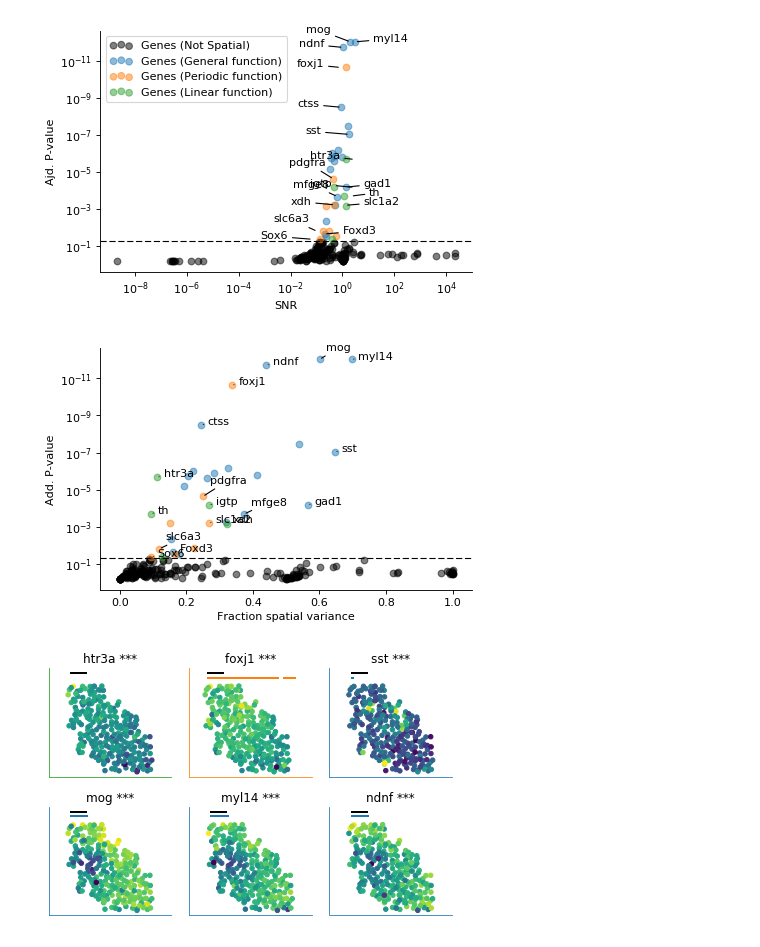
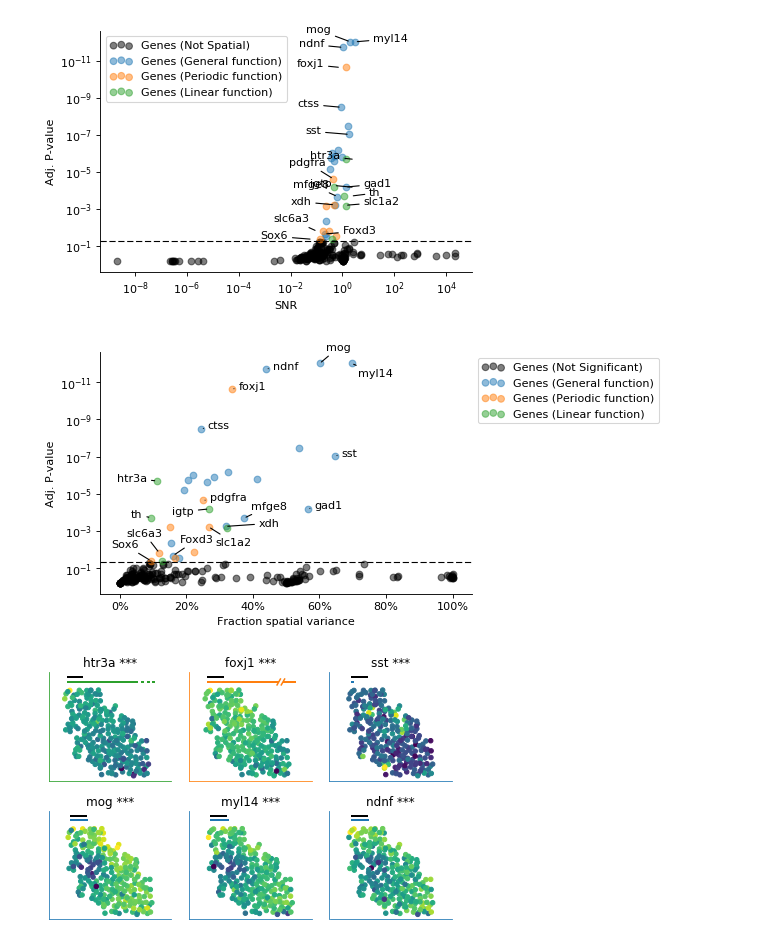
Before and after one commit to Teichlab/SpatialDE, a Jupyter notebook: Analysis/SeqFISH/SeqFISH Results.ipynb, the cells around one changed output. Cells and saved outputs as stored; diff of their text form; code cells hidden in the pictures.

```diff
--- a/Analysis/SeqFISH/SeqFISH Results.ipynb
+++ b/Analysis/SeqFISH/SeqFISH Results.ipynb
@@ -6,6 +6,9 @@ Populating the interactive namespace from numpy and matplotlib
 # %%
 rcParams['axes.spines.right'] = False
 rcParams['axes.spines.top'] = False
+
+def xpercent_scale():
+    gca().set_xticklabels(['{:.0f}%'.format(x*100) for x in gca().get_xticks()])
 # %%
 ls
 # %% [output]
@@ -238,7 +241,7 @@ for j, T in enumerate(top_per_ls.replace(np.nan, 0).groupby(['model', 'l'])):
         r = top_per_ls.loc[idx]
         ax = plt.subplot(N_rows, N, j * N + i + 1)
 
-        plt.scatter(sample_info.x, -sample_info.y, c=res[r['g']], s=10);
+        plt.scatter(sample_info.x, -sample_info.y, c=res[r['g']], s=10, rasterized=True);
 
         s = ' *'
         if r['qval'] < 0.01:
@@ -258,6 +261,14 @@ for j, T in enumerate(top_per_ls.replace(np.nan, 0).groupby(['model', 'l'])):
             if r['model'] != 'linear':
                 plt.hlines(100, 50, 900, lw=2, color=model_colors[r['model']], zorder=0)
                 plt.hlines(100, 950, 1100, lw=2, color=model_colors[r['model']], zorder=0)
+                plt.plot([900 - 20, 900 + 20], [60, 130], lw=1.5, color=model_colors[r['model']], zorder=0)
+                plt.plot([950 - 20, 950 + 20], [60, 130], lw=1.5, color=model_colors[r['model']], zorder=0)
+
+            else:
+                plt.hlines(100, 50, 900, lw=2, color=model_colors[r['model']], zorder=0)
+                plt.hlines(100, 933, 966, lw=2, color=model_colors[r['model']], zorder=0)
+                plt.hlines(100, 1000, 1033, lw=2, color=model_colors[r['model']], zorder=0)
+                plt.hlines(100, 1066, 1100, lw=2, color=model_colors[r['model']], zorder=0)
 
         for spine in ax.spines.values():
             spine.set_edgecolor(model_colors[r['model']])
@@ -334,52 +345,63 @@ plt.yscale('log')
 
 tmp = results.query('qval > 0.05')
 plt.scatter(  tmp['fraction_spatial_variance'], tmp['qval'],
-            alpha=0.5, rasterized=True, label='Genes (NS)', marker='o', color='k');
+            alpha=0.5, rasterized=True, label='Genes (Not Significant)', marker='o', color='k');
 
 tmp = ms_results.query('model == "SE"')
 plt.scatter(  tmp['fraction_spatial_variance'], tmp['qval'],
-            alpha=0.5, rasterized=True, label='Genes (General model)', marker='o', color='C0');
+            alpha=0.5, rasterized=True, label='Genes (General function)', marker='o', color='C0');
 
 tmp = ms_results.query('model == "PER"')
 tmp = tmp.drop('fraction_spatial_variance', 1).merge(results[['g', 'fraction_spatial_variance']], on='g')
 plt.scatter(  tmp['fraction_spatial_variance'], tmp['qval'],
-            alpha=0.5, rasterized=True, label='Genes (Periodic model)', marker='o', color='C1');
+            alpha=0.5, rasterized=True, label='Genes (Periodic function)', marker='o', color='C1');
 
 
 tmp = ms_results.query('model == "linear"')
 tmp = tmp.drop('fraction_spatial_variance', 1).merge(results[['g', 'fraction_spatial_variance']], on='g')
 plt.scatter(  tmp['fraction_spatial_variance'], tmp['qval'],
-            alpha=0.5, rasterized=True, label='Genes (Linear model)', marker='o', color='C2');
+            alpha=0.5, rasterized=True, label='Genes (Linear function)', marker='o', color='C2');
 
 
 x_offsets = {}
-# x_offsets = {"'slc1a2'": 5e0,
-#              "'gad1'": 5,
-#              "'Sox6'": 1e-2,
-#              "'Foxd3'": 5,
-#              "'myl14'": 5,
-#             "'th'": 5}
-y_offsets = {"'slc6a3'": 3e0,
-             "'pdgfra'": 5,
+x_offsets = {"'htr3a'": -0.12,
+             "'th'": -0.06,
+             "'Sox6'": -0.12,
+             "'Foxd3'": 2e-2,
+             "'myl14'": 2e-2,
+             "'slc6a3'": -0.1,
+             "'xdh'": 0.1,
+             "'igtp'": -0.11}
+y_offsets = {"'slc6a3'": 8e0,
+             "'pdgfra'": 1,
              "'mfge8'": 3,
-             "'mog'": 3}
+             "'mog'": 5,
+             "'Sox6'": 5,
+             "'Foxd3'": 5,
+             "'myl14'": 2e-1,
+             "'slc1a2'": 1e-1,
+             "'igtp'": 5e-1}
 tmp = top_per_ls.drop('fraction_spatial_variance', 1) \
          .merge(results[['g', 'fraction_spatial_variance']], on='g')
 for i, r in tmp.iterrows():
     xy = (r['fraction_spatial_variance'], r['qval'])
     xyt = (xy[0] + x_offsets.get(r['g'], 2e-2),
            xy[1] / y_offsets.get(r['g'], 1),)
     plt.annotate(r['g'].replace("'", ''), xy, xyt, color='k', arrowprops={'arrowstyle': '-'})
 
 
 plt.axhline(0.05, ls='--', c='k', lw=1)
 plt.xlabel('Fraction spatial variance');
-plt.ylabel('Add. P-value');
+plt.ylabel('Adj. P-value');
 plt.gca().invert_yaxis()
 
-# plt.legend(scatterpoints=3, loc='upper left');
+xpercent_scale()
+
+plt.legend(scatterpoints=3, loc='upper left', bbox_to_anchor=[1.0, 1.0]);
+
+plt.savefig('fsv_pval.pdf', bbox_inches='tight')
 # %% [output]
-[figure, old version]
+[figure, new version]
 # %%
 figsize(6, 4)
 N = 3
@@ -390,7 +412,7 @@ for i, idx in enumerate(select_genes.index):
     r = select_genes.loc[idx]
     ax = plt.subplot(N_rows, N, i + 1)
 
-    plt.scatter(sample_info.x, -sample_info.y, c=res[r['g']], s=20);
+    plt.scatter(sample_info.x, -sample_info.y, c=res[r['g']], s=20, rasterized=True);
 
     s = ' *'
     if r['qval'] < 0.01:
@@ -410,6 +432,14 @@ for i, idx in enumerate(select_genes.index):
         if r['model'] != 'linear':
             plt.hlines(100, 50, 900, lw=2, color=model_colors[r['model']], zorder=0)
             plt.hlines(100, 950, 1100, lw=2, color=model_colors[r['model']], zorder=0)
+            plt.plot([900 - 20, 900 + 20], [60, 130], lw=1.5, color=model_colors[r['model']], zorder=0)
+            plt.plot([950 - 20, 950 + 20], [60, 130], lw=1.5, color=model_colors[r['model']], zorder=0)
+
+        else:
+            plt.hlines(100, 50, 900, lw=2, color=model_colors[r['model']], zorder=0)
+            plt.hlines(100, 933, 966, lw=2, color=model_colors[r['model']], zorder=0)
+            plt.hlines(100, 1000, 1033, lw=2, color=model_colors[r['model']], zorder=0)
+            plt.hlines(100, 1066, 1100, lw=2, color=model_colors[r['model']], zorder=0)
 
     for spine in ax.spines.values():
         spine.set_edgecolor(model_colors[r['model']])
@@ -420,4 +450,4 @@ for i, idx in enumerate(select_genes.index):
 plt.tight_layout()
 plt.savefig('SF_select_genes.pdf')
 # %% [output]
-[figure, old version]
+[figure, new version]
```
Also changed, not shown: parts of 3 cells of this notebook, 2 other files.
